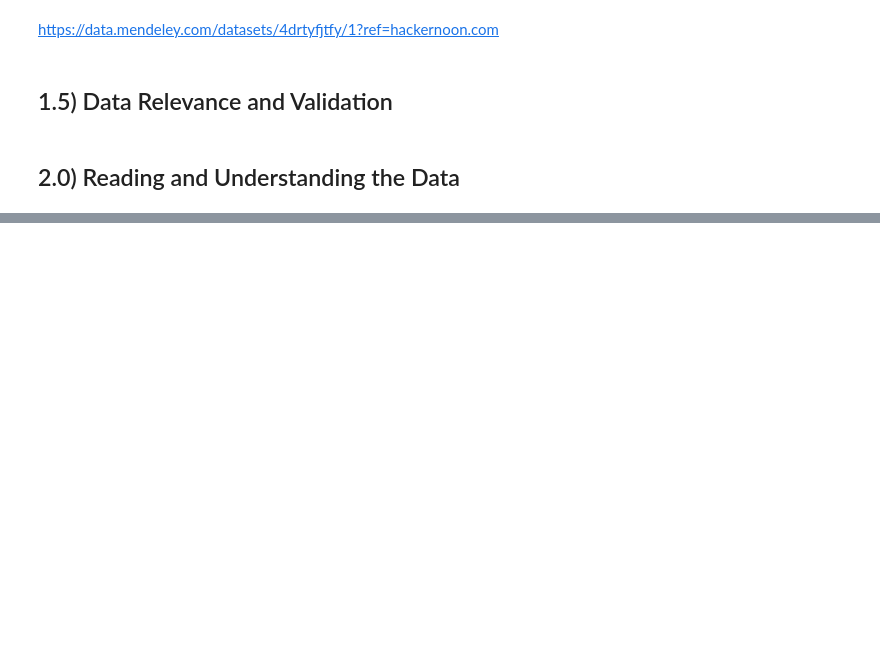
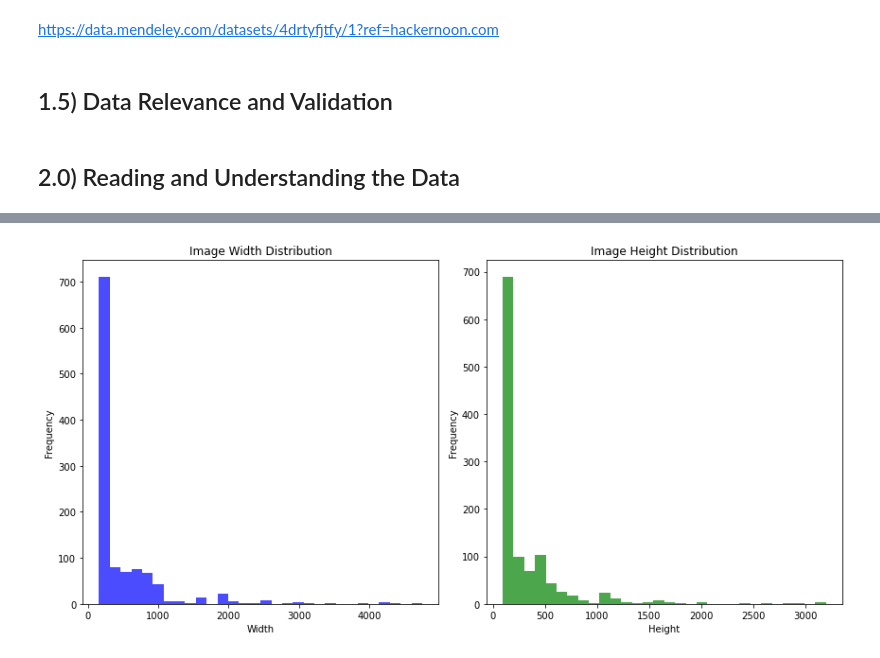
Before and after one commit to Dominic-Mu/dsc-phase-4-group-19-project, a Jupyter notebook: index.ipynb, the cells around one changed output, grey strips where cells are left out. Saved outputs shown, nothing was run; the diff lists cells and outputs as text; code cells hidden in the pictures; blank space fills up the shorter version.

```diff
--- a/index.ipynb
+++ b/index.ipynb
@@ -42,0 +183,28 @@ from tensorflow.keras import regularizers
+# %%
+# image size distribution
+image_sizes = []
+for img_file in tqdm(os.listdir(dataset_path), desc='Processing images'):
+    img_path = os.path.join(dataset_path, img_file)
+    img = Image.open(img_path)
+    width, height = img.size
+    image_sizes.append((width, height))
+
+widths, heights = zip(*image_sizes)
+
+plt.figure(figsize=(12, 6))
+
+plt.subplot(1, 2, 1)
+plt.hist(widths, bins=30, color='blue', alpha=0.7)
+plt.title('Image Width Distribution')
+plt.xlabel('Width')
+plt.ylabel('Frequency')
+plt.subplot(1, 2, 2)
+plt.hist(heights, bins=30, color='green', alpha=0.7)
+plt.title('Image Height Distribution')
+plt.xlabel('Height')
+plt.ylabel('Frequency')
+
+plt.tight_layout()
+plt.show()
+# %% [output]
+[figure, added]
```
Also changed, not shown: parts of 17 cells of this notebook, 4 other files.
